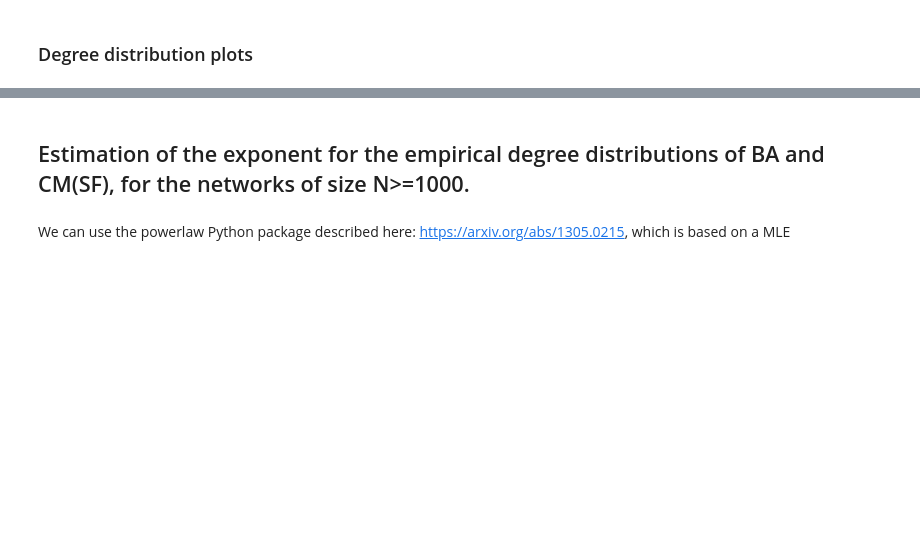
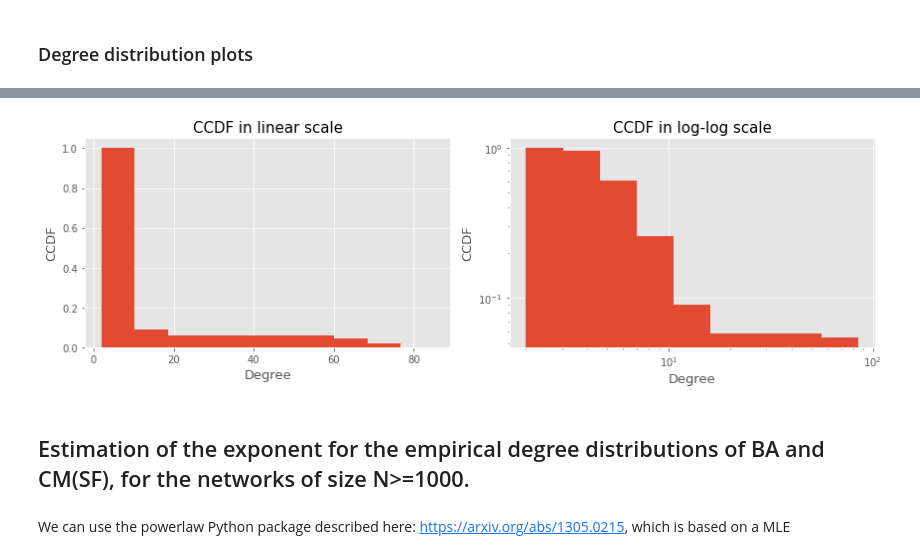
Before and after one commit to samyxdev/network-models-generators, a Jupyter notebook: BA_model.ipynb, the cells around one changed output, grey strips where cells are left out. Cells and saved outputs as stored; diff of their text form; code cells hidden in the pictures; blank space fills up the shorter version.

```diff
--- a/BA_model.ipynb
+++ b/BA_model.ipynb
@@ -331,10 +336,12 @@ plt.show()
 # %%
 plt.figure(figsize=(12,4))
 plt.subplot(1, 2, 1)
-plot_linear_CCDF(G, nbins=20)
+plot_linear_CCDF(G, nbins=10)
 plt.subplot(1, 2, 2)
-plot_loglog_CCDF(G, nbins=20)
+plot_loglog_CCDF(G, nbins=10)
 plt.show()
+# %% [output]
+[figure, added]
 # %% [markdown]
 ## Estimation of the exponent for the empirical degree distributions of BA and CM(SF), for the networks of size N>=1000.
 # %% [markdown]
```
Also changed, not shown: parts of 12 cells of this notebook, 5 other files.
